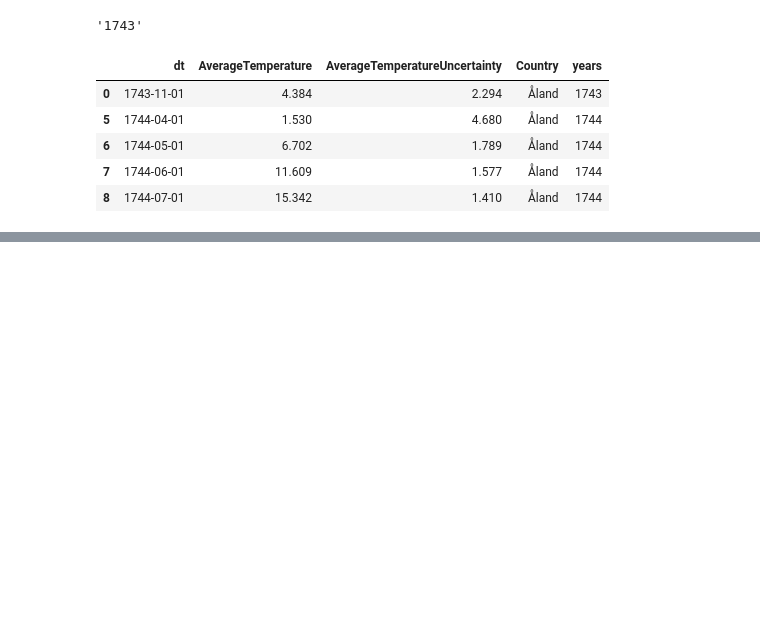
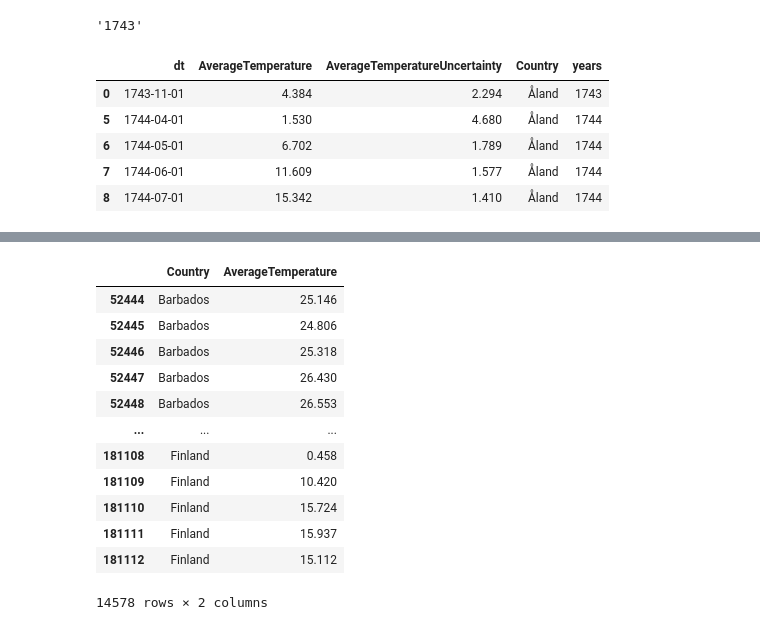
Before and after one commit to KARINAgoncalvesSOARES/mudancas_climatica_na_superficie_da_terra, a Jupyter notebook: mudancas_climaticas.ipynb, the cells around one changed output, grey strips where cells are left out. Drawn from its saved outputs; the diff is of its cells as text; code cells hidden in the pictures; blank space fills up the shorter version.

```diff
--- a/mudancas_climaticas.ipynb
+++ b/mudancas_climaticas.ipynb
@@ -161,0 +145,2 @@ por_pais.groupby
+# %%
+by_country = df_clima[['Country','AverageTemperature']].groupby('Country')
@@ -161,0 +151,19 @@ por_pais.groupby
+# %%
+byx = pd.concat([by_country.get_group(g) for g in by_country.groups.keys()][20:23] + \
+                [by_country.get_group(g) for g in by_country.groups.keys()][72:75], axis=0)
+# %%
+byx
+# %% [output]
+|  | Country | AverageTemperature |
+| 52444 | Barbados | 25.146 |
+| 52445 | Barbados | 24.806 |
+| 52446 | Barbados | 25.318 |
+| 52447 | Barbados | 26.430 |
+| 52448 | Barbados | 26.553 |
+| ... | ... | ... |
+| 181108 | Finland | 0.458 |
+| 181109 | Finland | 10.420 |
+| 181110 | Finland | 15.724 |
+| 181111 | Finland | 15.937 |
+| 181112 | Finland | 15.112 |
+14578 rows × 2 columns
```
Also changed, not shown: parts of 10 cells of this notebook.
